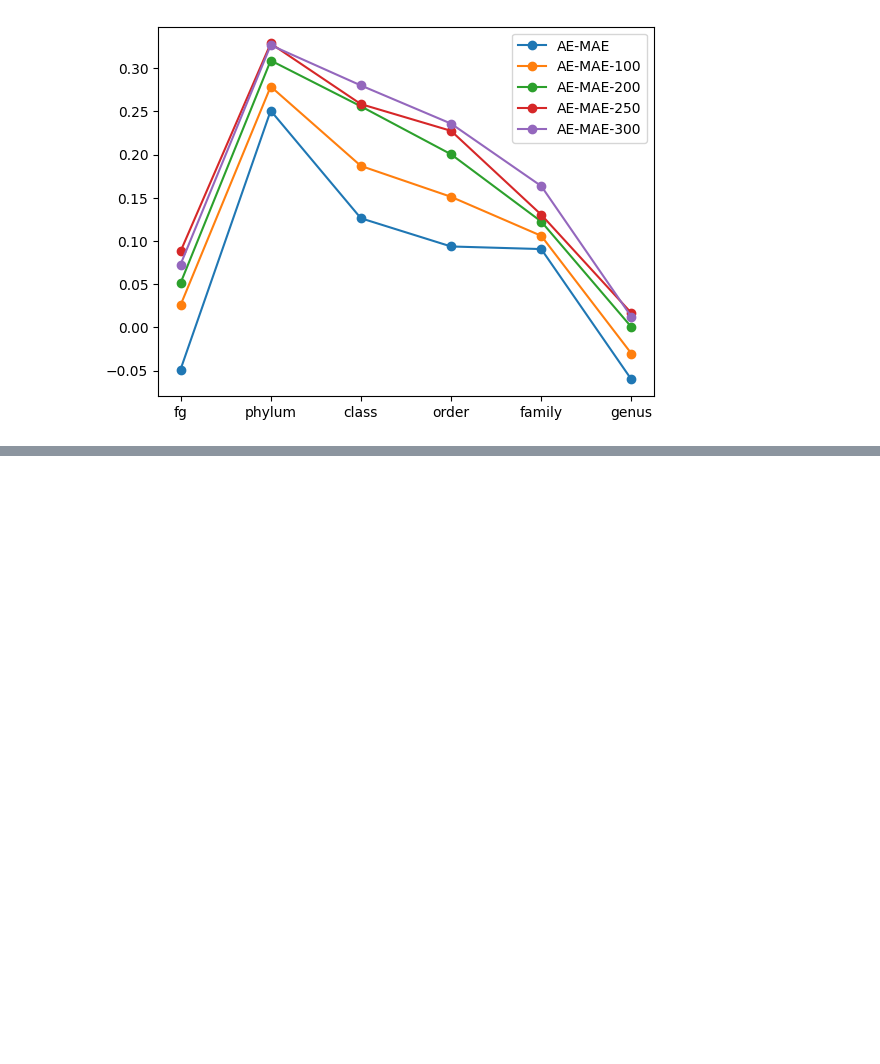
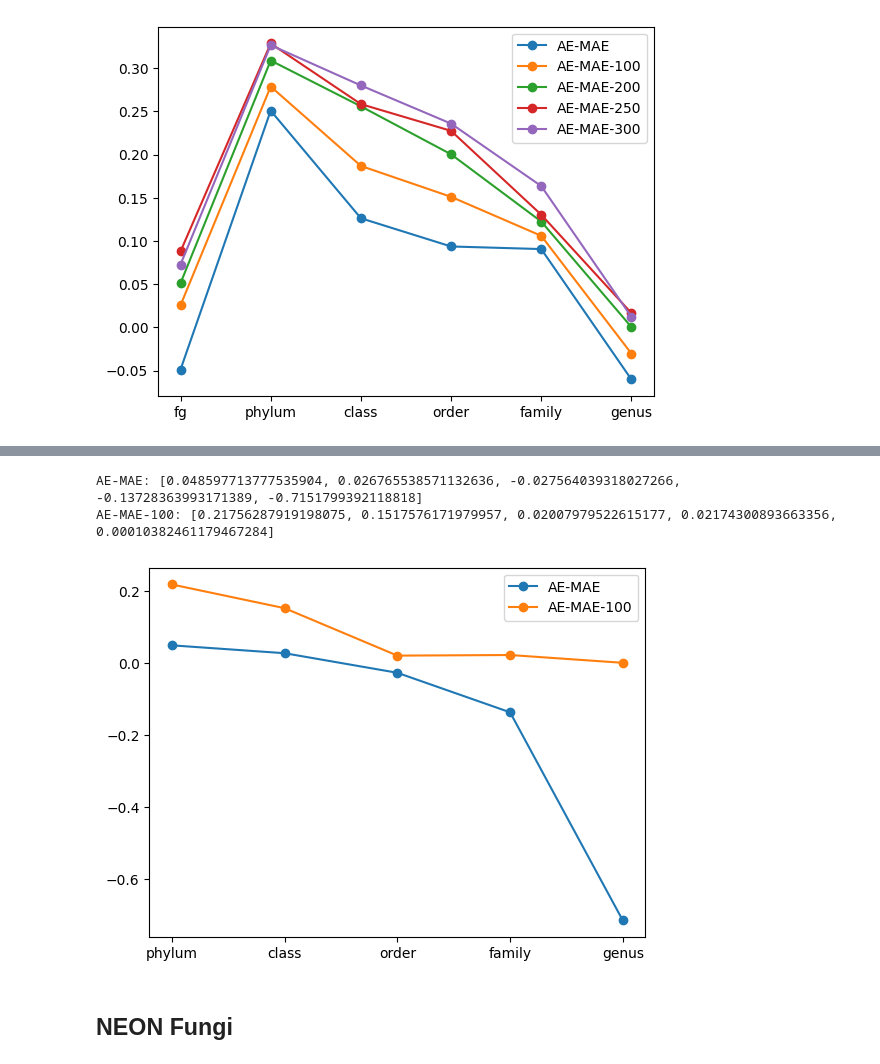
Before and after one commit to Vincent-Therrien/micropyome, a Jupyter notebook: demos/autoencoder.ipynb, the cells around one changed output, grey strips where cells are left out. Drawn from its saved outputs; the diff is of its cells as text; code cells hidden in the pictures; blank space fills up the shorter version.

```diff
--- a/demos/autoencoder.ipynb
+++ b/demos/autoencoder.ipynb
@@ -640,0 +761,30 @@ AE-MAE-300: [0.07275268309722277, 0.3268286383733485, 0.28016965430134294, 0.235
+# %%
+class AutoEncoder(torch.nn.Module):
+    def __init__(self, n_in, n_out):
+        super().__init__()
+        self.encoder = nn.Sequential(
+            nn.Linear(n_in, 64),
+            nn.ReLU(),
+            nn.Linear(64, 32),
+            nn.ReLU(),
+            nn.Linear(32, 16),
+            nn.ReLU(),
+        )
+        self.decoder = nn.Sequential(
+            nn.Linear(16, n_out),
+            nn.ReLU(),
+            nn.Linear(n_out, n_out),
+            nn.Softmax(1)
+        )
+
+    def forward(self, x):
+        encoded = self.encoder(x)
+        decoded = self.decoder(encoded)
+        return decoded
+
+
+models = {
+    "AE-MAE": Regressor(AutoEncoder, nn.L1Loss(), 50),
+    "AE-MAE-100": Regressor(AutoEncoder, nn.L1Loss(), 100)
+}
+results = regression.train_evaluate_models_multiple_taxa(models, X, Y, threshold=0.003, k_fold=5)
@@ -640,0 +810,8 @@ AE-MAE-300: [0.07275268309722277, 0.3268286383733485, 0.28016965430134294, 0.235
+# %%
+graph_results_no_fg(models, results)
+# %% [output]
+AE-MAE: [0.048597713777535904, 0.026765538571132636, -0.027564039318027266, -0.13728363993171389, -0.7151799392118818]
+AE-MAE-100: [0.21756287919198075, 0.1517576171979957, 0.02007979522615177, 0.02174300893663356, 0.00010382461179467284]
+[figure, added]
+# %% [markdown]
+## NEON Fungi
```
Also changed, not shown: parts of 11 cells of this notebook, 6 other files.
